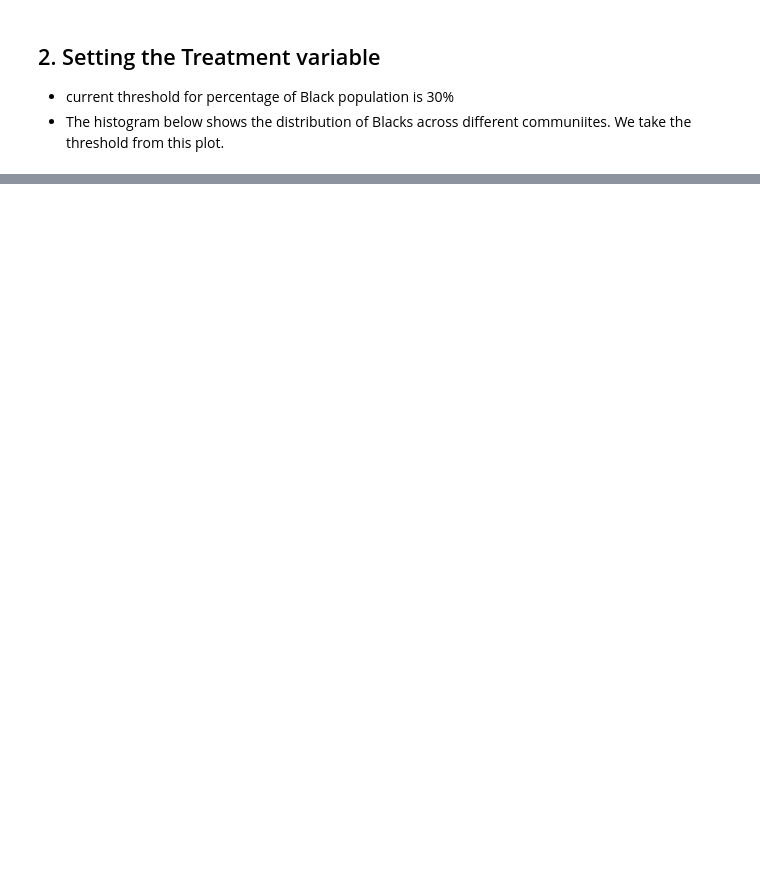
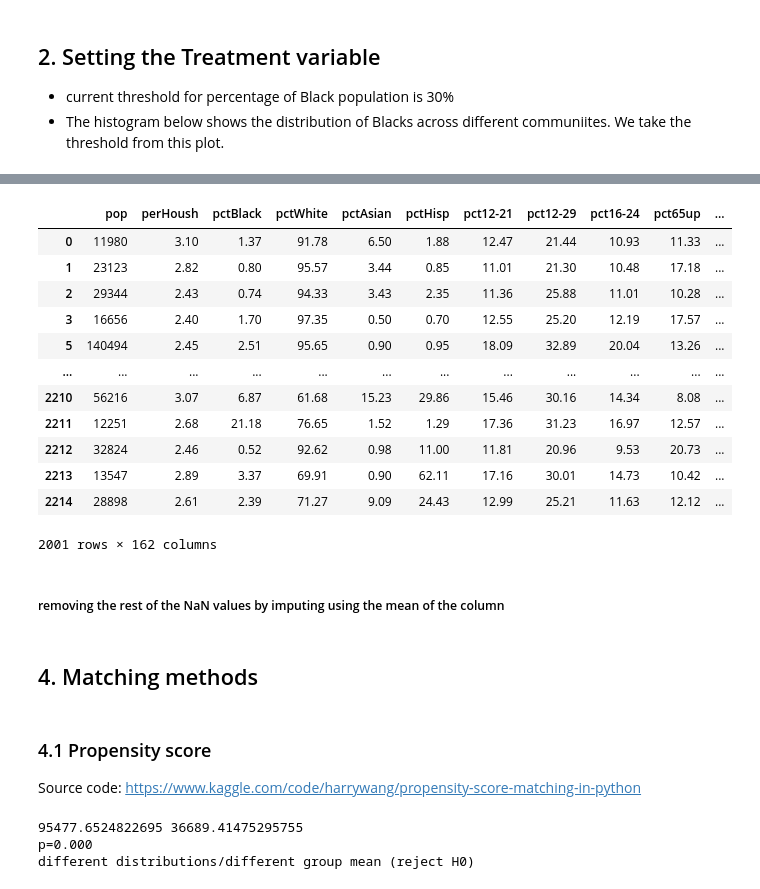
Before and after one commit to VeenaShirsath/COMPSCI590, a Jupyter notebook: COMPSCI590_project.ipynb, the cells around one changed output, grey strips where cells are left out. Drawn from its saved outputs; the diff is of its cells as text; code cells hidden in the pictures; blank space fills up the shorter version.

```diff
--- a/COMPSCI590_project.ipynb
+++ b/COMPSCI590_project.ipynb
@@ -151,0 +289,29 @@ X
+# %%
+## State column needs to be encoded since it is a text column
+df_final['State'] = df_final['State'].astype('category')
+
+df_encoded = pd.get_dummies(df_final, columns=['State', ])
+# %%
+columns_to_convert = ['State_AK','State_AL','State_AR','State_AZ','State_CA','State_CO','State_CT','State_DC','State_DE','State_FL','State_GA','State_IA','State_ID','State_IN',
+                      'State_KS','State_KY','State_LA','State_MA','State_MD','State_ME','State_MO','State_MS','State_NC','State_ND','State_NH','State_NJ','State_NM','State_NV',
+                      'State_NY','State_OH','State_OK','State_OR','State_PA','State_RI','State_SC','State_SD','State_TN','State_TX','State_UT','State_VA','State_VT','State_WA',
+                      'State_WI','State_WV','State_WY']
+df_encoded[columns_to_convert] = df_encoded[columns_to_convert].astype(int)
+# %%
+df_encoded
+# %% [output]
+|  | pop | perHoush | pctBlack | pctWhite | pctAsian | pctHisp | pct12-21 | pct12-29 | pct16-24 | pct65up | ... |
+| 0 | 11980 | 3.10 | 1.37 | 91.78 | 6.50 | 1.88 | 12.47 | 21.44 | 10.93 | 11.33 | ... |
+| 1 | 23123 | 2.82 | 0.80 | 95.57 | 3.44 | 0.85 | 11.01 | 21.30 | 10.48 | 17.18 | ... |
+| 2 | 29344 | 2.43 | 0.74 | 94.33 | 3.43 | 2.35 | 11.36 | 25.88 | 11.01 | 10.28 | ... |
+| 3 | 16656 | 2.40 | 1.70 | 97.35 | 0.50 | 0.70 | 12.55 | 25.20 | 12.19 | 17.57 | ... |
+| 5 | 140494 | 2.45 | 2.51 | 95.65 | 0.90 | 0.95 | 18.09 | 32.89 | 20.04 | 13.26 | ... |
+| ... | ... | ... | ... | ... | ... | ... | ... | ... | ... | ... | ... |
+| 2210 | 56216 | 3.07 | 6.87 | 61.68 | 15.23 | 29.86 | 15.46 | 30.16 | 14.34 | 8.08 | ... |
+| 2211 | 12251 | 2.68 | 21.18 | 76.65 | 1.52 | 1.29 | 17.36 | 31.23 | 16.97 | 12.57 | ... |
+| 2212 | 32824 | 2.46 | 0.52 | 92.62 | 0.98 | 11.00 | 11.81 | 20.96 | 9.53 | 20.73 | ... |
+| 2213 | 13547 | 2.89 | 3.37 | 69.91 | 0.90 | 62.11 | 17.16 | 30.01 | 14.73 | 10.42 | ... |
+| 2214 | 28898 | 2.61 | 2.39 | 71.27 | 9.09 | 24.43 | 12.99 | 25.21 | 11.63 | 12.12 | ... |
+2001 rows × 162 columns
+# %% [markdown]
+##### removing the rest of the NaN values by imputing using the mean of the column
@@ -151,0 +322,5 @@ X
+# %% [markdown]
+## 4. Matching methods
+# %% [markdown]
+### 4.1 Propensity score
+Source code: https://www.kaggle.com/code/harrywang/propensity-score-matching-in-python
@@ -151,0 +332,17 @@ X
+# %%
+print(df_final_control['pop'].mean(), df_final_treatment['pop'].mean())
+
+# compare samples
+_, p = ttest_ind(df_final_control['pop'], df_final_treatment['pop'])
+print(f'p={p:.3f}')
+
+# interpret
+alpha = 0.05  # significance level
+if p > alpha:
+    print('same distributions/same group mean (fail to reject H0 - we do not have enough evidence to reject H0)')
+else:
+    print('different distributions/different group mean (reject H0)')
+# %% [output]
+95477.6524822695 36689.41475295755
+p=0.000
+different distributions/different group mean (reject H0)
```
Also changed, not shown: parts of 43 cells of this notebook.
